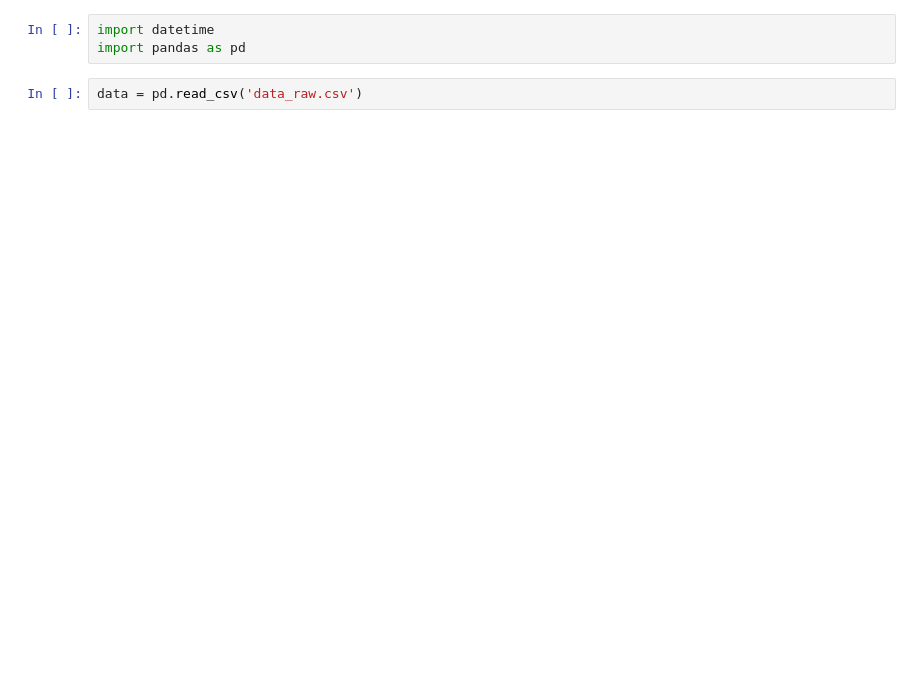
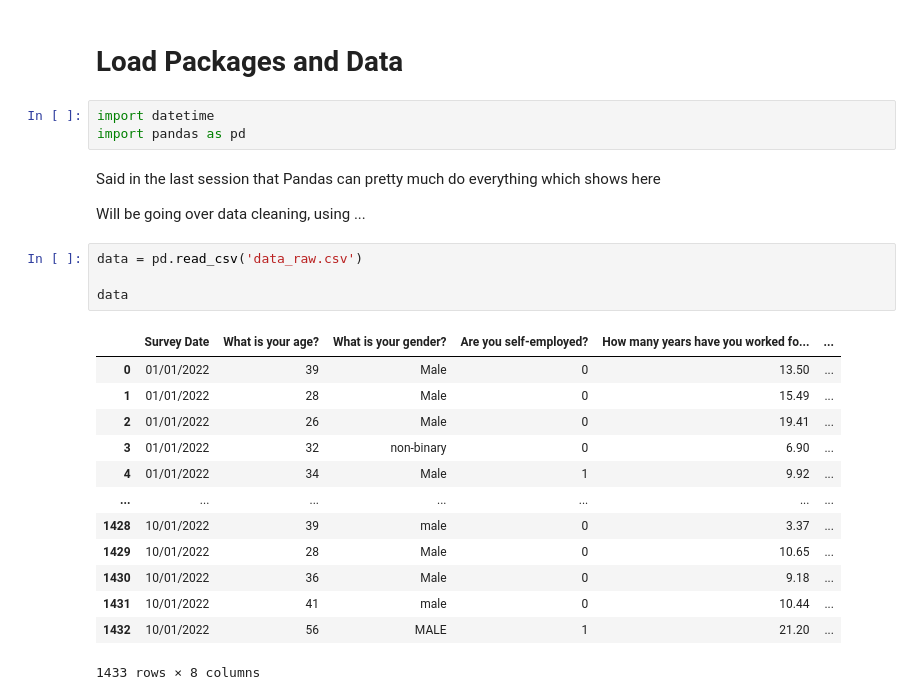
Before and after one commit to nhsbsa-data-analytics/coffee-and-coding, a Jupyter notebook: 2023-01-25 Using Python For The First Time Part 2/Untitled.ipynb, the cells around one changed output. Cells and saved outputs as stored; diff of their text form; blank space fills up the shorter version.

```diff
--- a/2023-01-25 Using Python For The First Time Part 2/Untitled.ipynb
+++ b/2023-01-25 Using Python For The First Time Part 2/Untitled.ipynb
@@ -1,5 +1,27 @@
+# %% [markdown]
+# Load Packages and Data
 # %%
 import datetime
 import pandas as pd
+# %% [markdown]
+Said in the last session that Pandas can pretty much do everything which shows here
+
+Will be going over data cleaning, using ...
 # %%
 data = pd.read_csv('data_raw.csv')
+
+data
+# %% [output]
+|  | Survey Date | What is your age? | What is your gender? | Are you self-employed? | How many years have you worked fo... | ... |
+| 0 | 01/01/2022 | 39 | Male | 0 | 13.50 | ... |
+| 1 | 01/01/2022 | 28 | Male | 0 | 15.49 | ... |
+| 2 | 01/01/2022 | 26 | Male | 0 | 19.41 | ... |
+| 3 | 01/01/2022 | 32 | non-binary | 0 | 6.90 | ... |
+| 4 | 01/01/2022 | 34 | Male | 1 | 9.92 | ... |
+| ... | ... | ... | ... | ... | ... | ... |
+| 1428 | 10/01/2022 | 39 | male | 0 | 3.37 | ... |
+| 1429 | 10/01/2022 | 28 | Male | 0 | 10.65 | ... |
+| 1430 | 10/01/2022 | 36 | Male | 0 | 9.18 | ... |
+| 1431 | 10/01/2022 | 41 | male | 0 | 10.44 | ... |
+| 1432 | 10/01/2022 | 56 | MALE | 1 | 21.20 | ... |
+1433 rows × 8 columns
```
Also changed, not shown: parts of 51 cells of this notebook, 2 other files.
